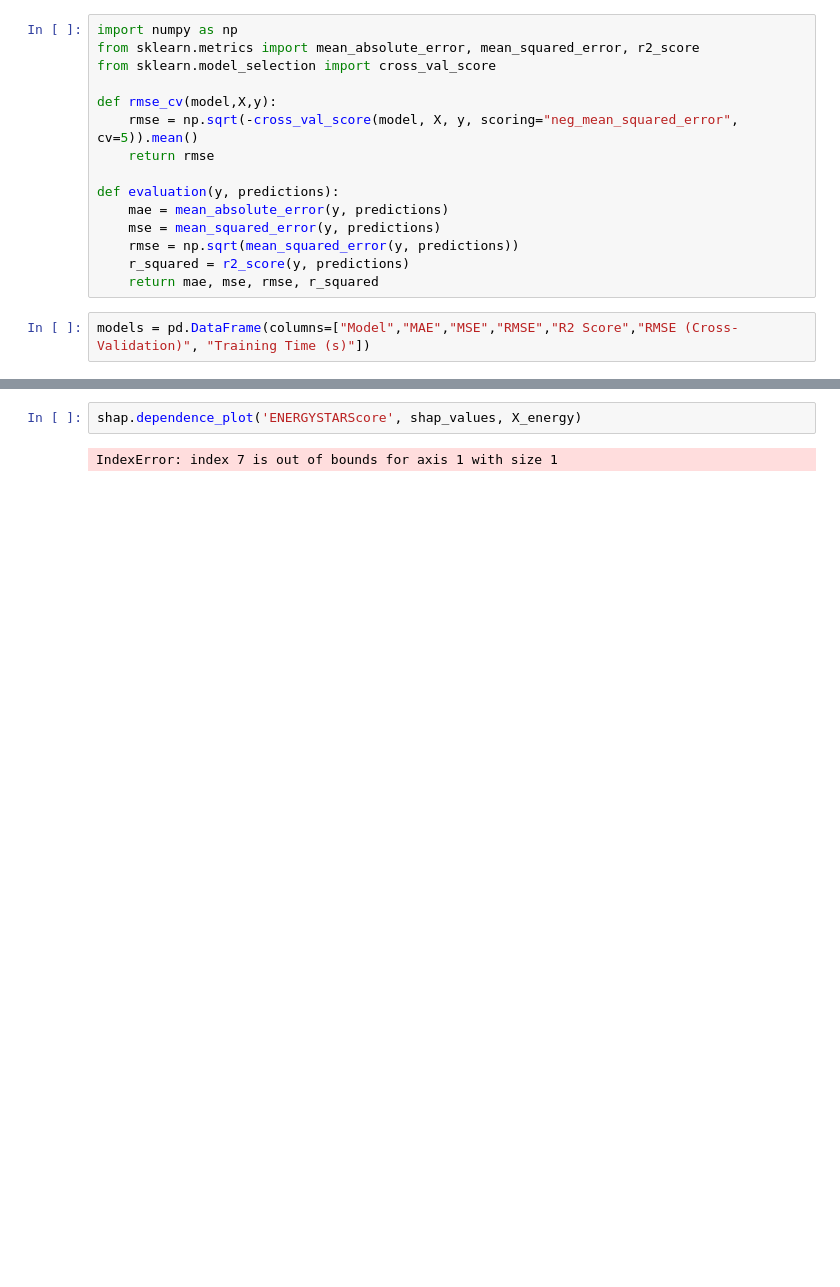
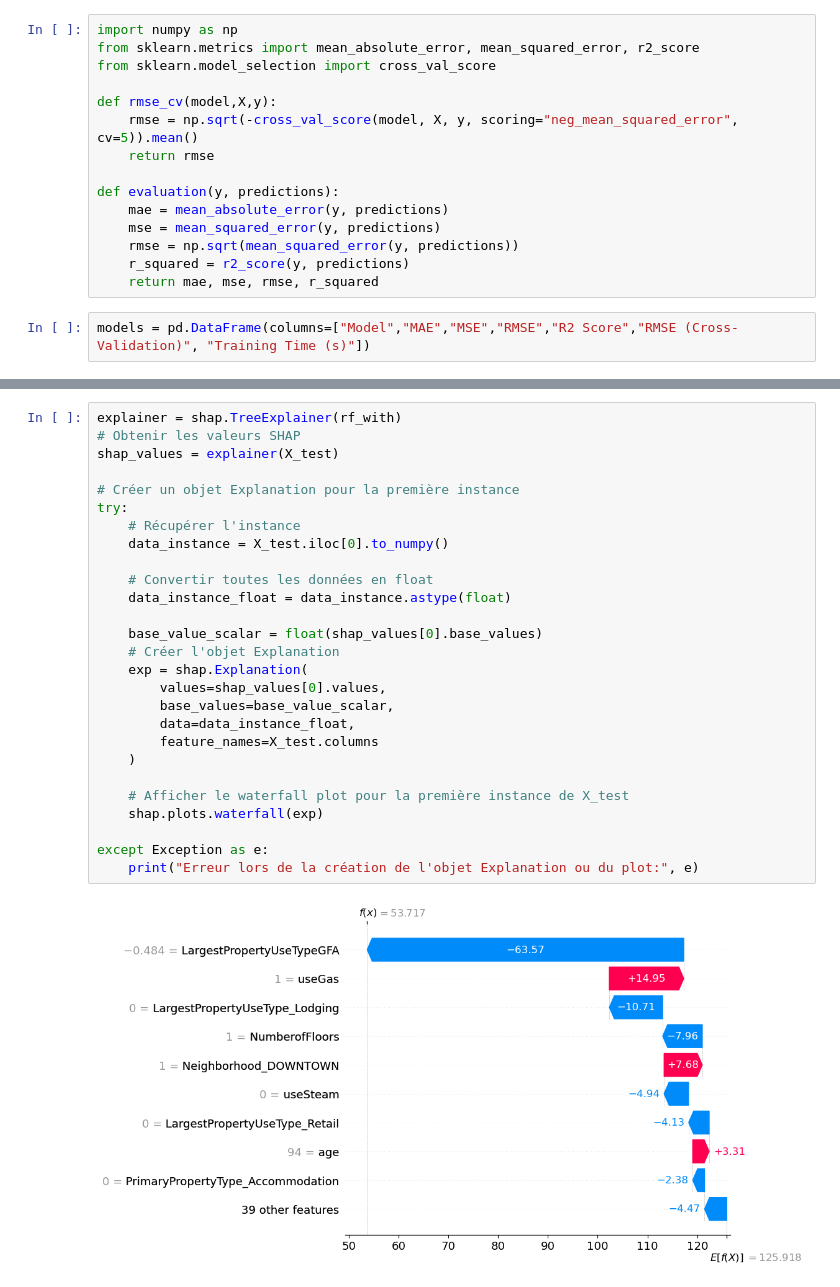
Before and after one commit to Tortique/P4_Seattle, a Jupyter notebook: model.ipynb, the cells around one changed output, grey strips where cells are left out. Cells and saved outputs as stored; diff of their text form; blank space fills up the shorter version.

```diff
--- a/model.ipynb
+++ b/model.ipynb
@@ -450,4 +341,29 @@ No data for colormapping provided via 'c'. Parameters 'vmin', 'vmax' will be ign
 # %%
-shap.dependence_plot('ENERGYSTARScore', shap_values, X_energy)
+explainer = shap.TreeExplainer(rf_with)
+# Obtenir les valeurs SHAP
+shap_values = explainer(X_test)
+
+# Créer un objet Explanation pour la première instance
+try:
+    # Récupérer l'instance
+    data_instance = X_test.iloc[0].to_numpy()
+
+    # Convertir toutes les données en float
+    data_instance_float = data_instance.astype(float)
+
+    base_value_scalar = float(shap_values[0].base_values)
+    # Créer l'objet Explanation
+    exp = shap.Explanation(
+        values=shap_values[0].values,
+        base_values=base_value_scalar,
+        data=data_instance_float,
+        feature_names=X_test.columns
+    )
+
+    # Afficher le waterfall plot pour la première instance de X_test
+    shap.plots.waterfall(exp)
+
+except Exception as e:
+    print("Erreur lors de la création de l'objet Explanation ou du plot:", e)
 # %% [output]
-IndexError: index 7 is out of bounds for axis 1 with size 1
+[figure, added]
```
Also changed, not shown: parts of 15 cells of this notebook, 7 other files.
